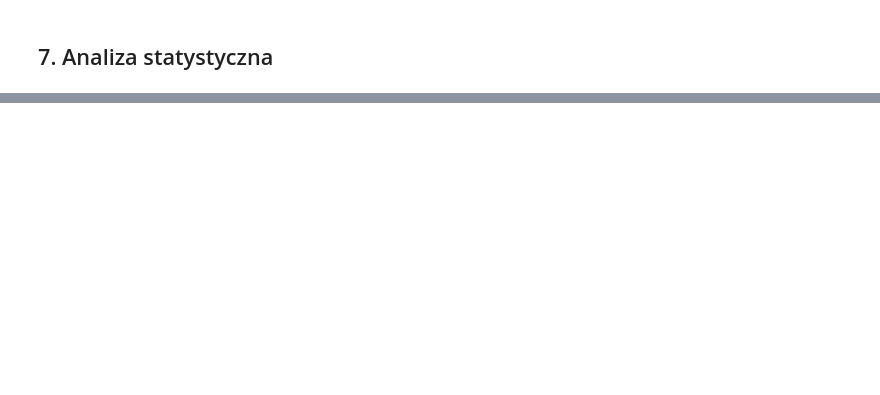
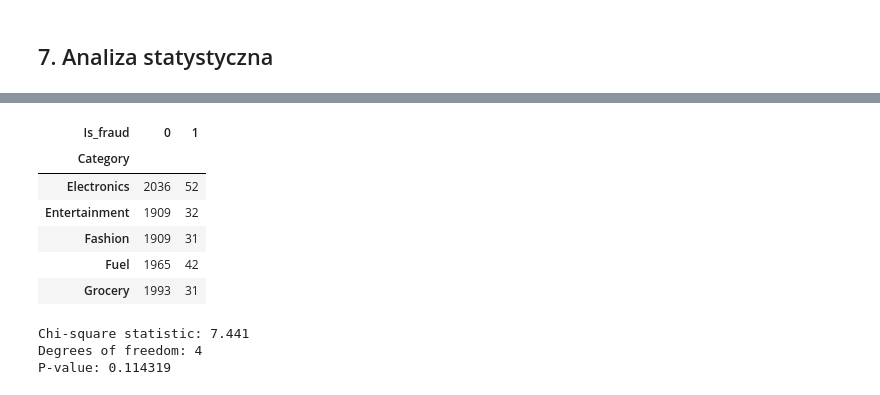
Before and after one commit to infoshareacademy/jdszr24-grupa-3, a Jupyter notebook: Fin_Brains_Notebook_1 (1).ipynb, the cells around one changed output, grey strips where cells are left out. Saved outputs shown, nothing was run; the diff lists cells and outputs as text; code cells hidden in the pictures; blank space fills up the shorter version.

Commit message:
Complete EDA and statistical analysis

```diff
--- a/Fin_Brains_Notebook_1 (1).ipynb
+++ b/Fin_Brains_Notebook_1 (1).ipynb
@@ -639,0 +801,49 @@ Analiza wykazała umiarkowane różnice w odsetku transakcji fraudowych pomiędz
+# %%
+
+category = np.select(
+    [
+        df["cat_electronics"],
+        df["cat_entertainment"],
+        df["cat_fashion"],
+        df["cat_fuel"],
+        df["cat_grocery"]
+    ],
+    [
+        "Electronics",
+        "Entertainment",
+        "Fashion",
+        "Fuel",
+        "Grocery"
+    ],
+    default="Unknown"
+)
+
+category_df = pd.DataFrame({
+    "Category": category,
+    "Is_fraud": df["Is_fraud"]
+})
+
+category_contingency_table = pd.crosstab(
+    category_df["Category"],
+    category_df["Is_fraud"]
+)
+
+category_contingency_table
+# %% [output]
+| Is_fraud | 0 | 1 |
+| Category |  |  |
+| Electronics | 2036 | 52 |
+| Entertainment | 1909 | 32 |
+| Fashion | 1909 | 31 |
+| Fuel | 1965 | 42 |
+| Grocery | 1993 | 31 |
+# %%
+chi2, p_value, dof, expected = chi2_contingency(category_contingency_table)
+
+print(f"Chi-square statistic: {chi2:.3f}")
+print(f"Degrees of freedom: {dof}")
+print(f"P-value: {p_value:.6f}")
+# %% [output]
+Chi-square statistic: 7.441
+Degrees of freedom: 4
+P-value: 0.114319
```
Also changed, not shown: parts of 38 cells of this notebook.
